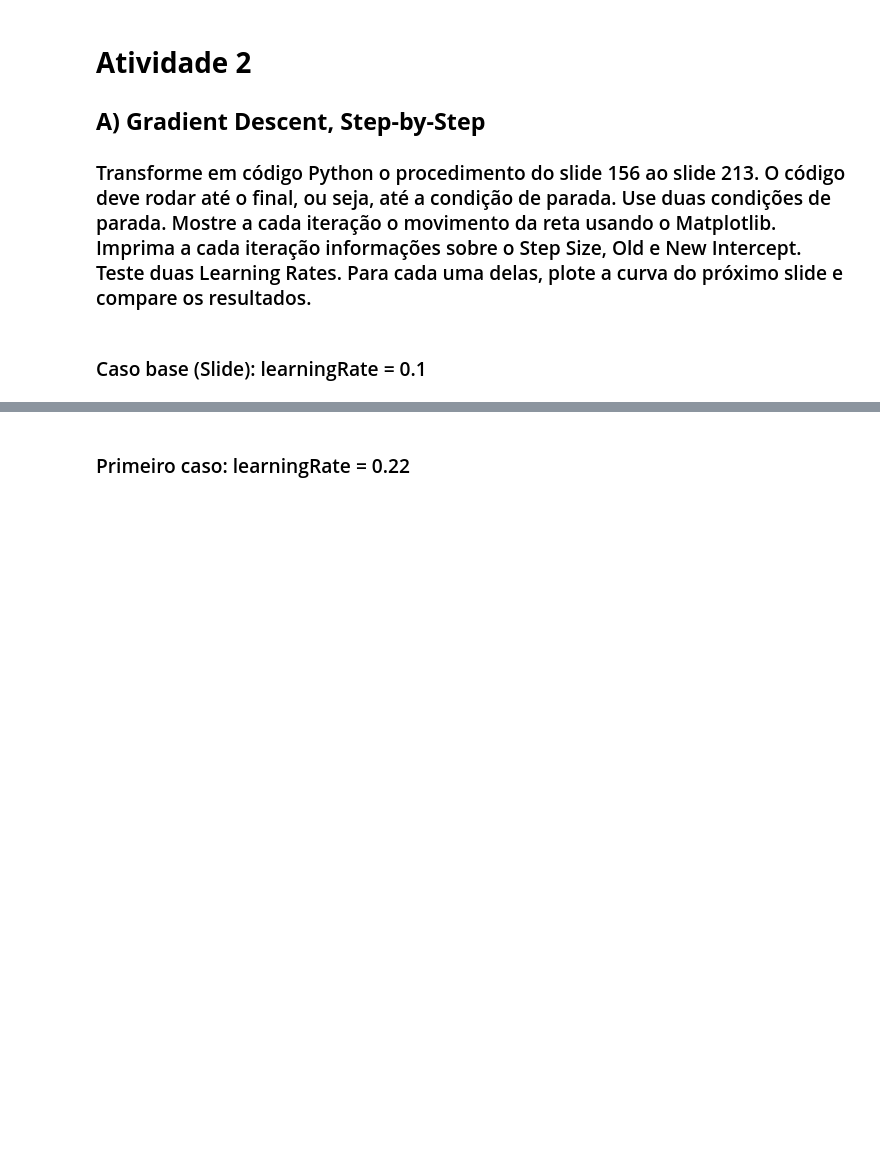
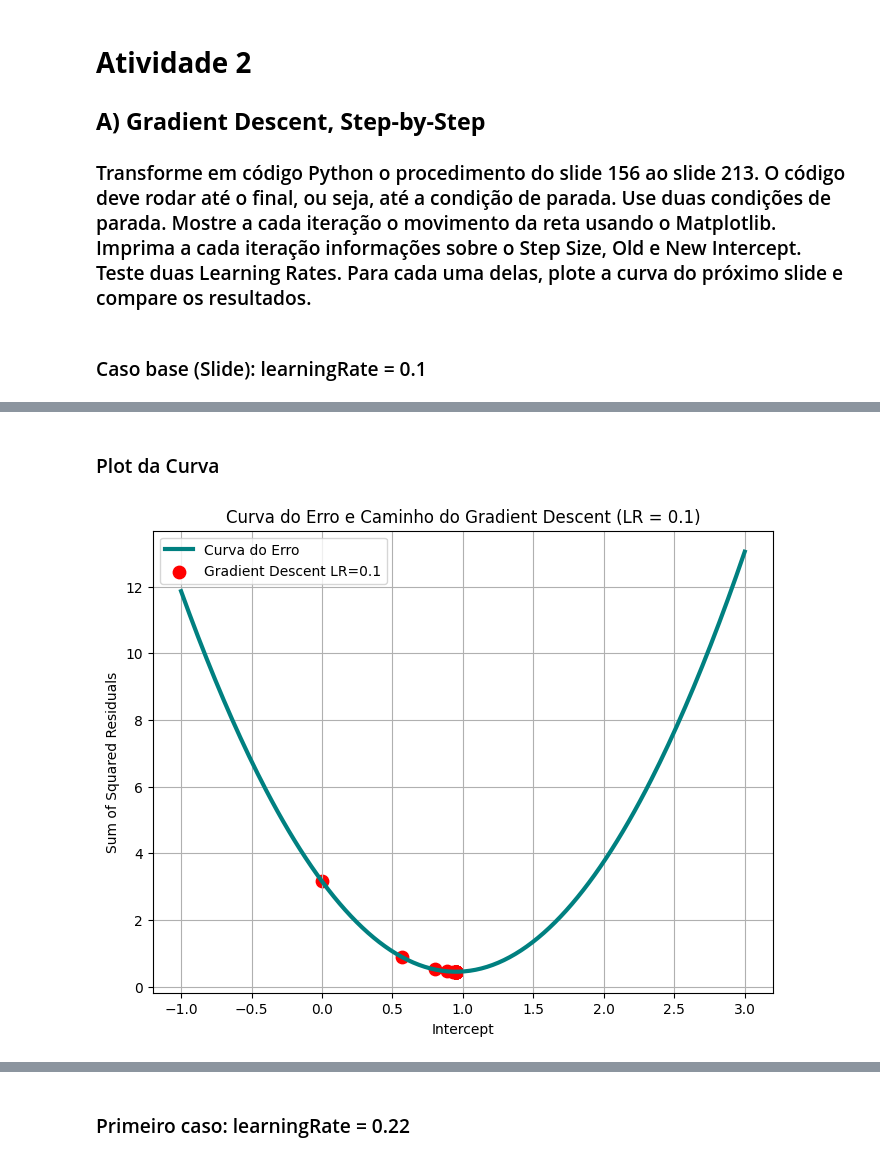
Before and after one commit to felipecardosobcc/Atividade-02---Matem-tica-Computacional, a Jupyter notebook: Atividade02.ipynb, the cells around one changed output, grey strips where cells are left out. Drawn from its saved outputs; the diff is of its cells as text; code cells hidden in the pictures; blank space fills up the shorter version.

Commit message:
Ajustes plot curva

```diff
--- a/Atividade02.ipynb
+++ b/Atividade02.ipynb
@@ -127,0 +122,42 @@ A convergência acontece porque o learning rate é suficientemente pequeno para
+# %% [markdown]
+### Plot da Curva
+# %%
+import numpy as np
+import matplotlib.pyplot as plt
+
+x = np.array([0.5, 2.3, 2.9])
+y = np.array([1.4, 1.9, 3.2])
+
+def cost(intercept):
+    y_pred = intercept + 0.64 * x
+    return np.sum((y - y_pred)**2)
+
+intercepts = np.linspace(-1, 3, 200)
+costs = [cost(b) for b in intercepts]
+
+def DerivadaSomas(intercept):
+    soma1 = -2 * (1.4 - (intercept + 0.64 * 0.5))
+    soma2 = -2 * (1.9 - (intercept + 0.64 * 2.3))
+    soma3 = -2 * (3.2 - (intercept + 0.64 * 2.9))
+    return soma1 + soma2 + soma3
+
+learningRate = 0.1
+b = 0
+trajectory = [b]
+
+for _ in range(30):
+    grad = DerivadaSomas(b)
+    b = b - learningRate * grad
+    trajectory.append(b)
+
+plt.figure(figsize=(8,6))
+plt.plot(intercepts, costs, color="teal", linewidth=3, label="Curva do Erro")
+plt.scatter(trajectory, [cost(t) for t in trajectory], color="red", s=80, label="Gradient Descent LR=0.1")
+plt.xlabel("Intercept")
+plt.ylabel("Sum of Squared Residuals")
+plt.title("Curva do Erro e Caminho do Gradient Descent (LR = 0.1)")
+plt.grid(True)
+plt.legend()
+plt.show()
+# %% [output]
+[figure, added]
```
Also changed, not shown: parts of 11 cells of this notebook.
